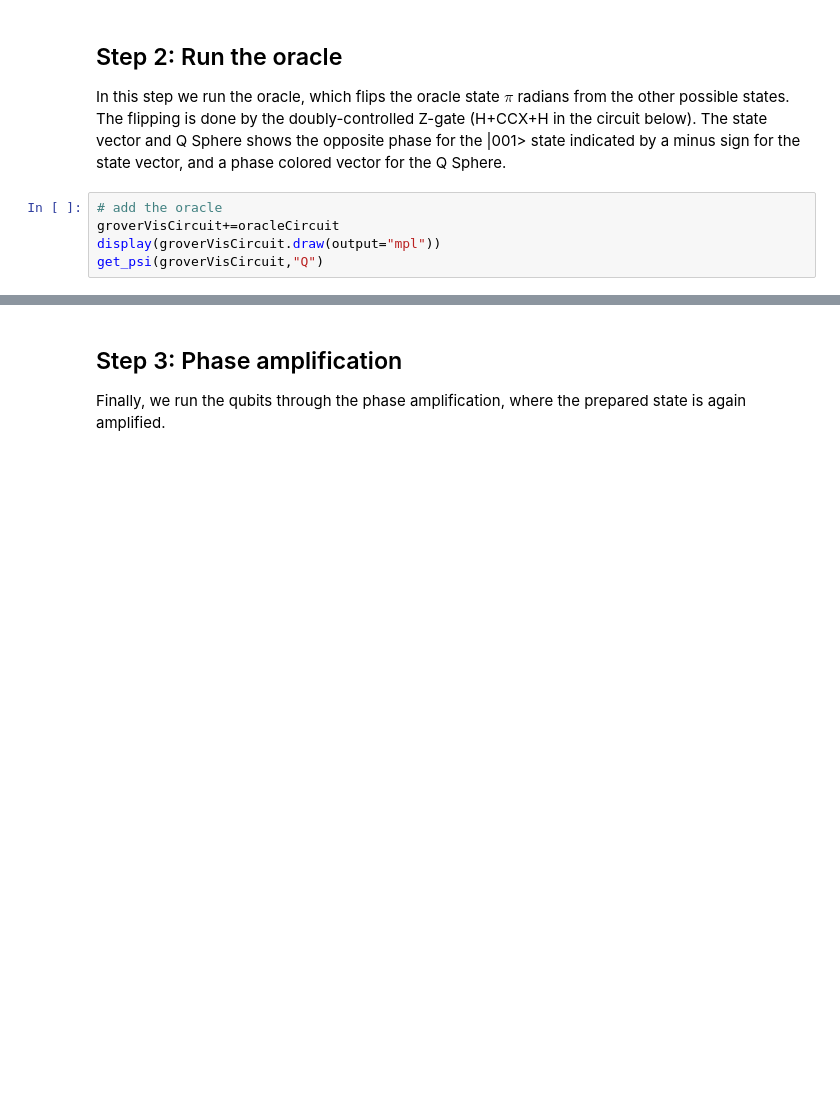
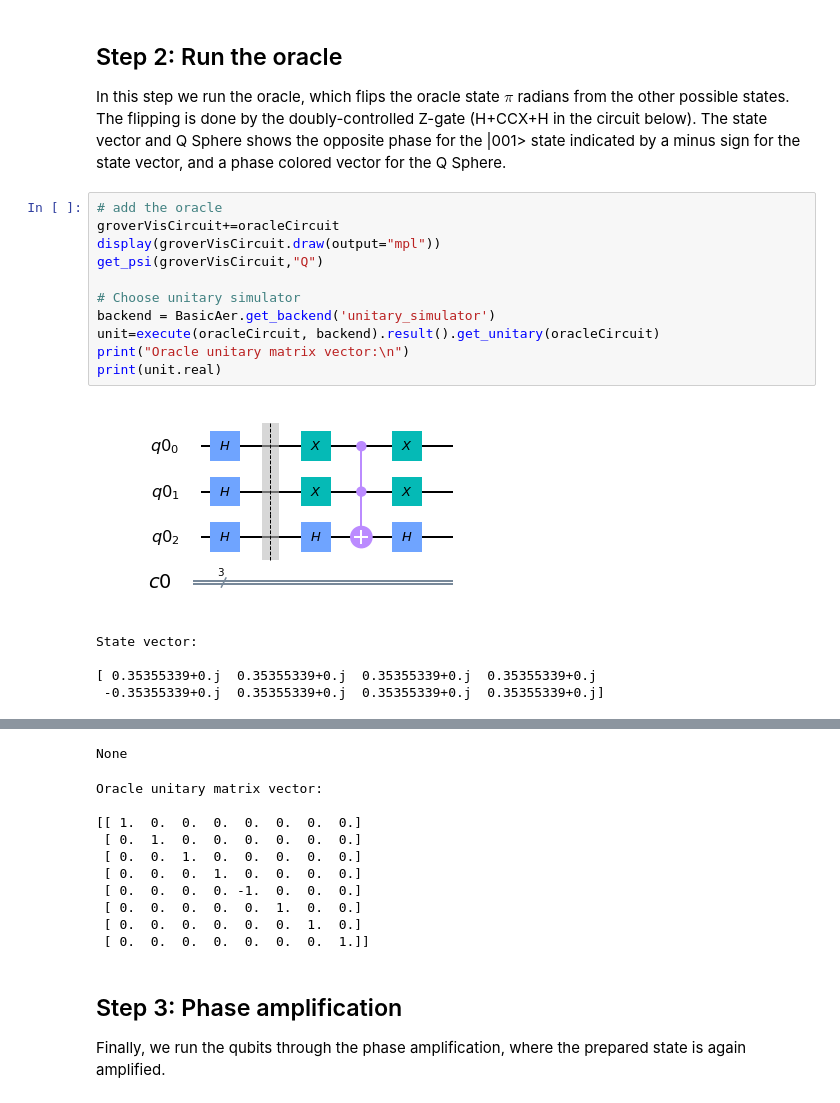
Before and after one commit to ordmoj/qiskit-community-tutorials, a Jupyter notebook: qiskit_advocates/meetups/11_04_19-Hassi_Norlen-McLean/exercise_3_grover_search.ipynb, the cells around one changed output, grey strips where cells are left out. Cells and saved outputs as stored; diff of their text form; blank space fills up the shorter version.

Commit message:
Adding unitary for comparison

```diff
--- a/qiskit_advocates/meetups/11_04_19-Hassi_Norlen-McLean/exercise_3_grover_search.ipynb
+++ b/qiskit_advocates/meetups/11_04_19-Hassi_Norlen-McLean/exercise_3_grover_search.ipynb
@@ -209,5 +225,17 @@ In this step we run the oracle, which flips the oracle state $\pi$ radians from
 # %%
 # add the oracle
 groverVisCircuit+=oracleCircuit
 display(groverVisCircuit.draw(output="mpl"))
 get_psi(groverVisCircuit,"Q")
+
+# Choose unitary simulator
+backend = BasicAer.get_backend('unitary_simulator')
+unit=execute(oracleCircuit, backend).result().get_unitary(oracleCircuit)
+print("Oracle unitary matrix vector:\n")
+print(unit.real)
+# %% [output]
+[figure, added]
+State vector:
+
+[ 0.35355339+0.j  0.35355339+0.j  0.35355339+0.j  0.35355339+0.j
+ -0.35355339+0.j  0.35355339+0.j  0.35355339+0.j  0.35355339+0.j]
@@ -214,3 +243,14 @@ get_psi(groverVisCircuit,"Q")
+None
+Oracle unitary matrix vector:
+
+[[ 1.  0.  0.  0.  0.  0.  0.  0.]
+ [ 0.  1.  0.  0.  0.  0.  0.  0.]
+ [ 0.  0.  1.  0.  0.  0.  0.  0.]
+ [ 0.  0.  0.  1.  0.  0.  0.  0.]
+ [ 0.  0.  0.  0. -1.  0.  0.  0.]
+ [ 0.  0.  0.  0.  0.  1.  0.  0.]
+ [ 0.  0.  0.  0.  0.  0.  1.  0.]
+ [ 0.  0.  0.  0.  0.  0.  0.  1.]]
 # %% [markdown]
 ## Step 3: Phase amplification
 
```
Also changed, not shown: parts of 10 cells of this notebook.
